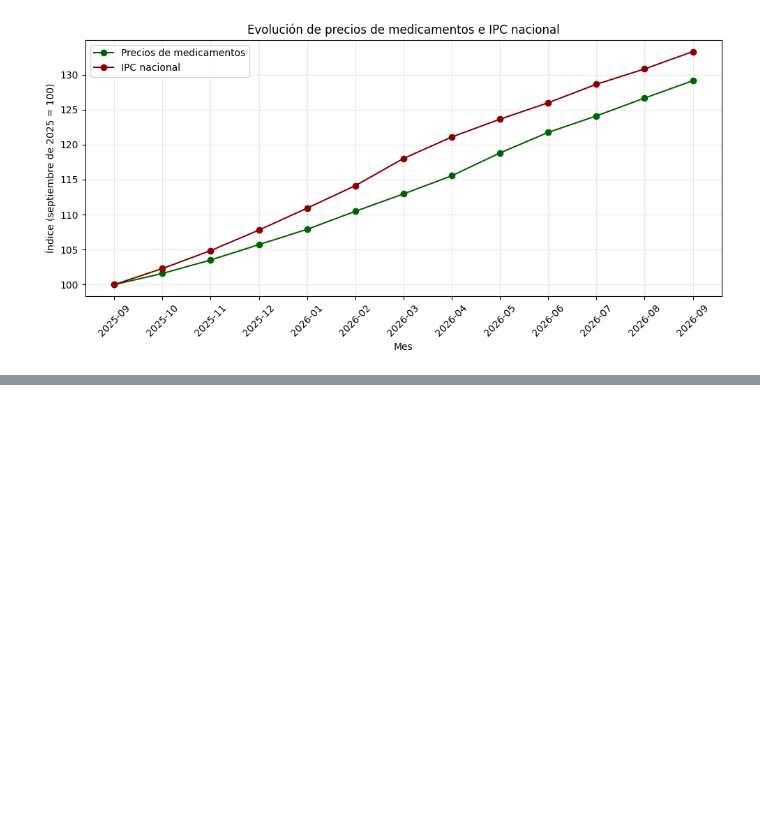
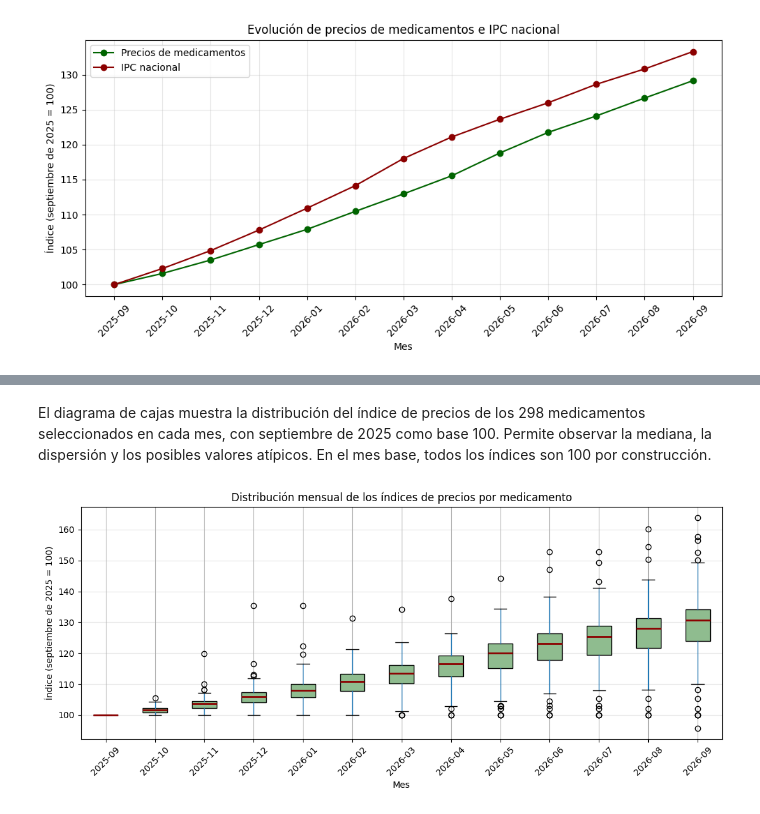
Before and after one commit to fjmv89/Trabajo-Practico-Grupal, a Jupyter notebook: Analisis.ipynb, the cells around one changed output, grey strips where cells are left out. Saved outputs shown, nothing was run; the diff lists cells and outputs as text; code cells hidden in the pictures; blank space fills up the shorter version.

```diff
--- a/Analisis.ipynb
+++ b/Analisis.ipynb
@@ -575,0 +621,29 @@ plt.show()
+# %% [markdown]
+
+
+El diagrama de cajas muestra la distribución del índice de precios de los 298 medicamentos seleccionados en cada mes, con septiembre de 2025 como base 100. Permite observar la mediana, la dispersión y los posibles valores atípicos. En el mes base, todos los índices son 100 por construcción.
+# %%
+fig, ax = plt.subplots(figsize=(11, 5))
+
+indice_productos.boxplot(
+    ax=ax,
+    patch_artist=True,
+    boxprops=dict(facecolor="darkseagreen"),
+    medianprops=dict(color="darkred", linewidth=2)
+)
+
+ax.set_title("Distribución mensual de los índices de precios por medicamento")
+ax.set_xlabel("Mes")
+ax.set_ylabel("Índice (septiembre de 2025 = 100)")
+ax.tick_params(axis="x", rotation=45)
+ax.grid(axis="y", alpha=0.3)
+
+plt.tight_layout()
+plt.savefig(
+    "distribucion_mensual_indices_medicamentos.png",
+    dpi=300,
+    bbox_inches="tight"
+)
+plt.show()
+# %% [output]
+[figure, added]
```
Also changed, not shown: parts of 11 cells of this notebook.
